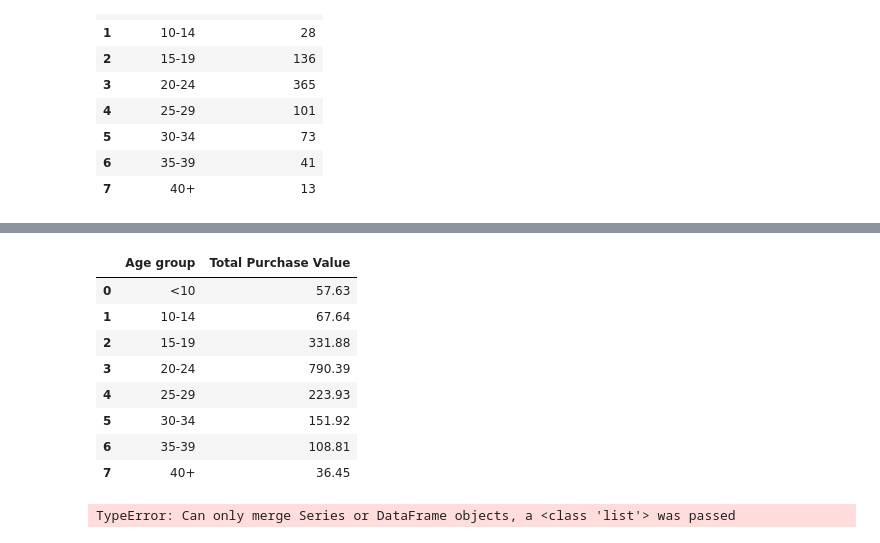
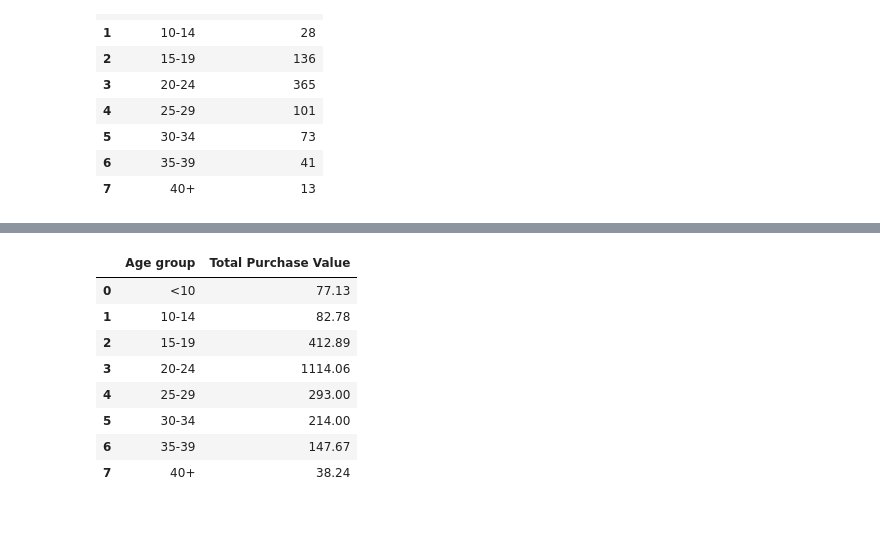
Before and after one commit to anishjv20/pandas-challenge, a Jupyter notebook: HeroesOfPymoli/HeroesOfPymoli.ipynb, the cells around one changed output, grey strips where cells are left out. Drawn from its saved outputs; the diff is of its cells as text; code cells hidden in the pictures.

Commit message:
Completed Age Demographics Section

```diff
--- a/HeroesOfPymoli/HeroesOfPymoli.ipynb
+++ b/HeroesOfPymoli/HeroesOfPymoli.ipynb
@@ -285,19 +272,16 @@ avg_price_group
 # %%
-tpv_group = purchase_unique.groupby("Age group")["Price"].sum().reset_index()
-tpv_group = tpv_group.rename(columns = {"Price":"Total Purchase Value"})
-tpv_group
+tpv = purchase_data.groupby("Age group")["Price"].sum()
+tpv = tpv.reset_index()
+# tpv["Price"] = tpv["Price"].map("${:.2f}".format).astype(float)
+tpv = tpv.rename(columns = {"Price":"Total Purchase Value"})
+tpv
 # %% [output]
 |  | Age group | Total Purchase Value |
-| 0 | <10 | 57.63 |
-| 1 | 10-14 | 67.64 |
-| 2 | 15-19 | 331.88 |
-| 3 | 20-24 | 790.39 |
-| 4 | 25-29 | 223.93 |
-| 5 | 30-34 | 151.92 |
-| 6 | 35-39 | 108.81 |
-| 7 | 40+ | 36.45 |
+| 0 | <10 | 77.13 |
+| 1 | 10-14 | 82.78 |
+| 2 | 15-19 | 412.89 |
+| 3 | 20-24 | 1114.06 |
+| 4 | 25-29 | 293.00 |
+| 5 | 30-34 | 214.00 |
+| 6 | 35-39 | 147.67 |
+| 7 | 40+ | 38.24 |
-# %%
-age_demographics_group = pd.merge([age_group],[avg_price_group])
-age_demographics_group
-# %% [output]
-TypeError: Can only merge Series or DataFrame objects, a <class 'list'> was passed
```
Also changed, not shown: parts of 7 cells of this notebook.
